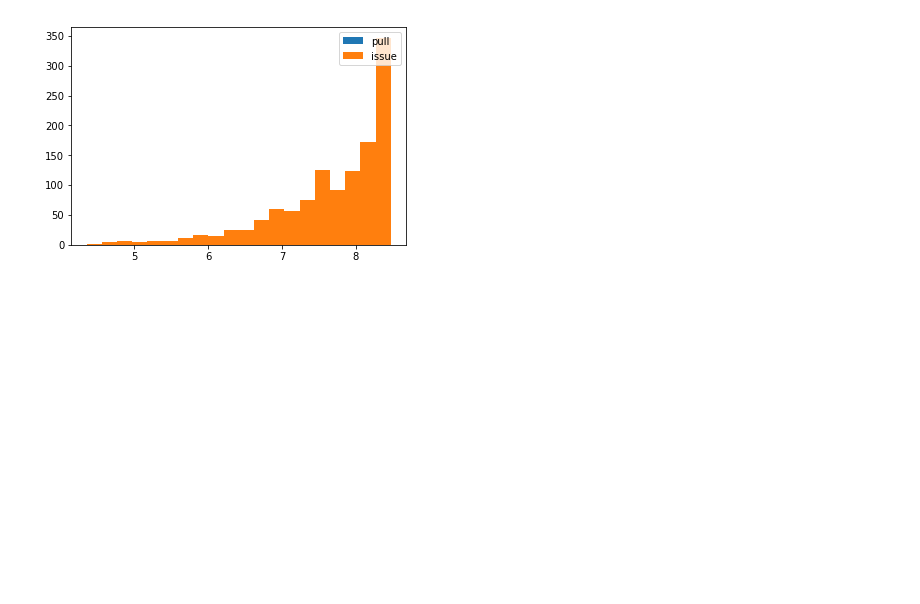
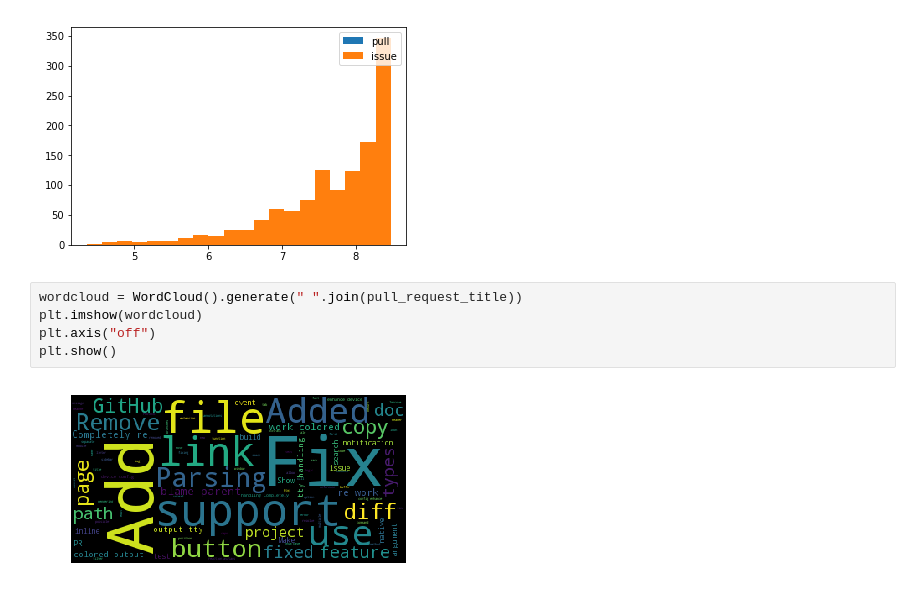
Before and after one commit to nicholas-alonzo/GitHub-Repo-Analysis, a Jupyter notebook: Event-Exploration_ql.ipynb, the cells around one changed output. Saved outputs shown, nothing was run; the diff lists cells and outputs as text; blank space fills up the shorter version.

Commit message:
add pull request and issue title words freq plots

```diff
--- a/Event-Exploration_ql.ipynb
+++ b/Event-Exploration_ql.ipynb
@@ -631,3 +631,10 @@ plt.legend(loc='upper right')
 plt.show()
 # %% [output]
 [figure]
+# %%
+wordcloud = WordCloud().generate(" ".join(pull_request_title))
+plt.imshow(wordcloud)
+plt.axis("off")
+plt.show()
+# %% [output]
+[figure, added]
```
Also changed, not shown: parts of 5 cells of this notebook.
